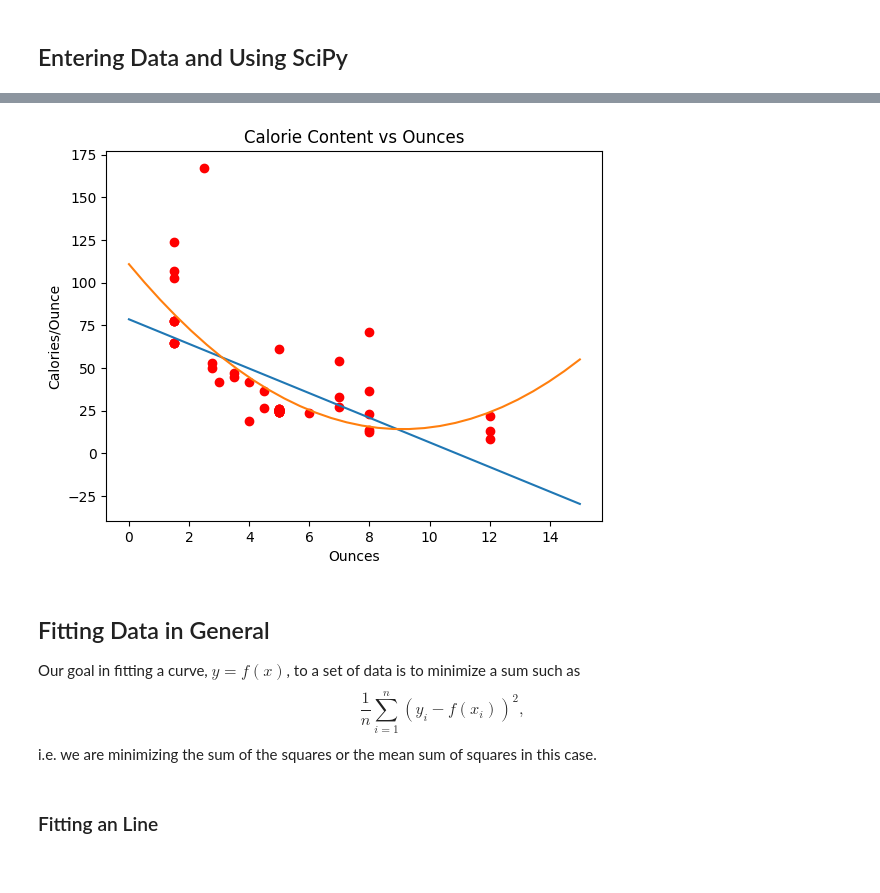
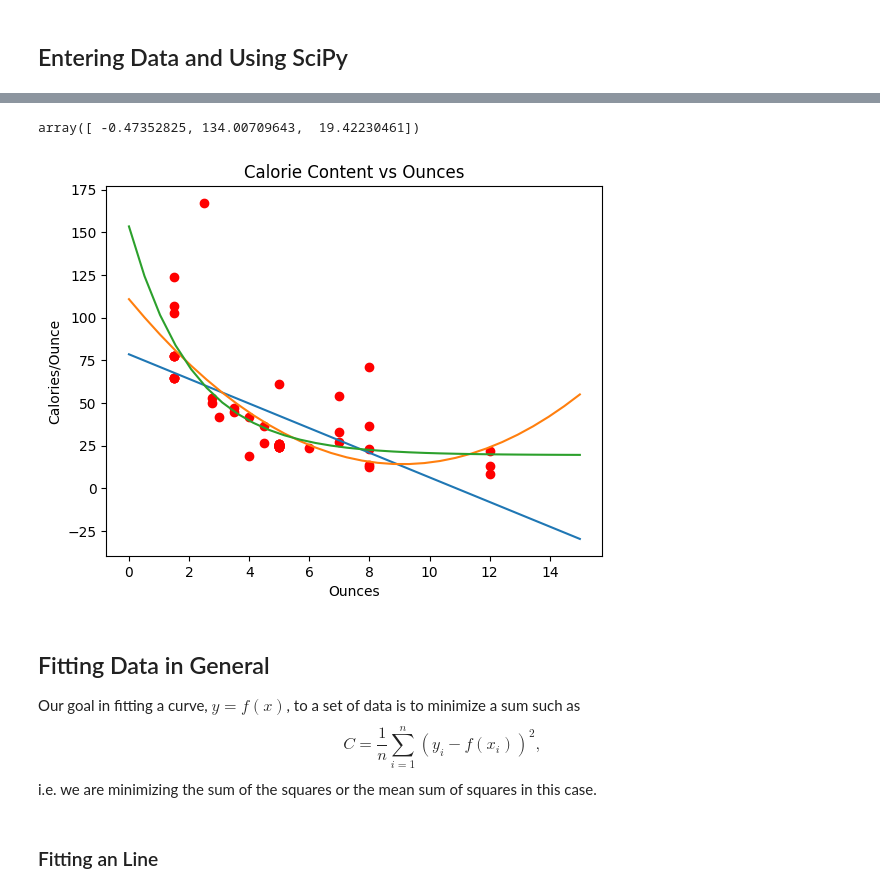
Before and after one commit to narges2027/Mmmmm..Machine_Learning, a Jupyter notebook: Class_Files/gradients.ipynb, the cells around one changed output, grey strips where cells are left out. Drawn from its saved outputs; the diff is of its cells as text; code cells hidden in the pictures.

```diff
--- a/Class_Files/gradients.ipynb
+++ b/Class_Files/gradients.ipynb
@@ -129,5 +129,11 @@ df = pd.read_csv('../data/alcohol_calories.csv')
 t = np.array(df['Alcohol'])
 oz = np.array(df['oz'])
 cal = np.array(df['calories'])
+
 # This calculation creates a Numpy array of calories per oz
 cal_per_ounce = cal/oz
+
+# This sorts the data and assigns it to the variables x and y
+indicies = np.argsort(oz)
+X = oz[indicies]
+Y = cal_per_ounce[indicies]
@@ -135,3 +149,4 @@ cal_per_ounce = cal/oz
 # These create function representing arbitray linear and quadratic functions
 def arb_linear(x,a,b): return a*x+b
 def arb_quad(x,a,b,c): return a*(x-b)**2+c
+def arb_exp(x,a,b,c): return c+b*np.exp(a*x)
@@ -146,16 +153,22 @@ ax.set_ylabel('Calories/Ounce');
 # %%
-lcoef,lcovar=curve_fit(arb_linear, oz, cal_per_ounce)
-qcoef,qcovar=curve_fit(arb_quad, oz, cal_per_ounce)
+lcoef,lcovar = curve_fit(arb_linear, X, Y)
+qcoef,qcovar = curve_fit(arb_quad, X, Y)
+ecoef,ecovar = curve_fit(arb_exp, X, Y,[-1,1,0])
+# %%
+ecoef
+# %% [output]
+array([ -0.47352825, 134.00709643,  19.42230461])
 # %%
 x=np.linspace(0,15,30)
 line_approx = ax.plot(x,lcoef[0]*x+lcoef[1]);
 quad_approx = ax.plot(x,arb_quad(x,qcoef[0],qcoef[1],qcoef[2]))
+exp_approx = ax.plot(x,arb_exp(x,ecoef[0],ecoef[1],ecoef[2]))
 fig
 # %% [output]
-[figure, old version]
+[figure, new version]
 # %% [markdown]
 ## Fitting Data in General
-Our goal in fitting a curve, $y=f(x)$, to a set of data is to minimize a sum such as $$\frac{1}{n}\sum_{i=1}^n (y_i-f(x_i))^2,$$ i.e. we are minimizing the sum of the squares or the mean sum of squares in this case.
+Our goal in fitting a curve, $y=f(x)$, to a set of data is to minimize a sum such as $$C=\frac{1}{n}\sum_{i=1}^n (y_i-f(x_i))^2,$$ i.e. we are minimizing the sum of the squares or the mean sum of squares in this case.
 # %% [markdown]
 ### Fitting an Line
 # %%
```
Also changed, not shown: parts of 19 cells of this notebook, 1 other file.
